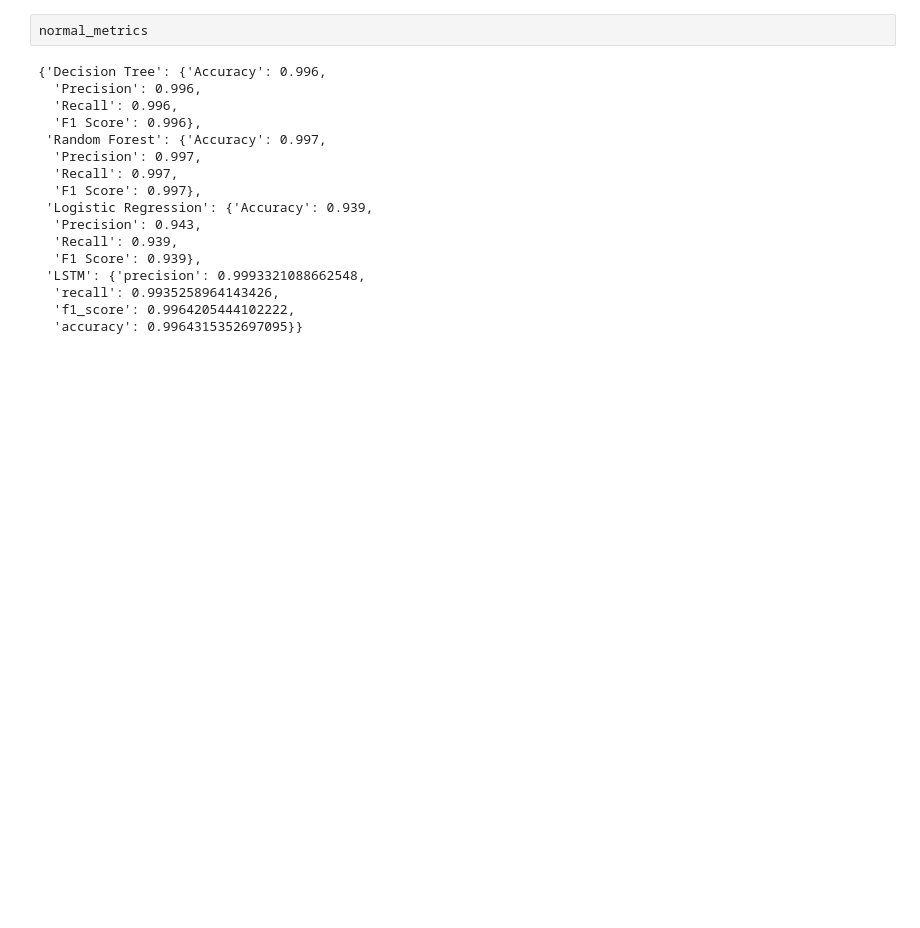
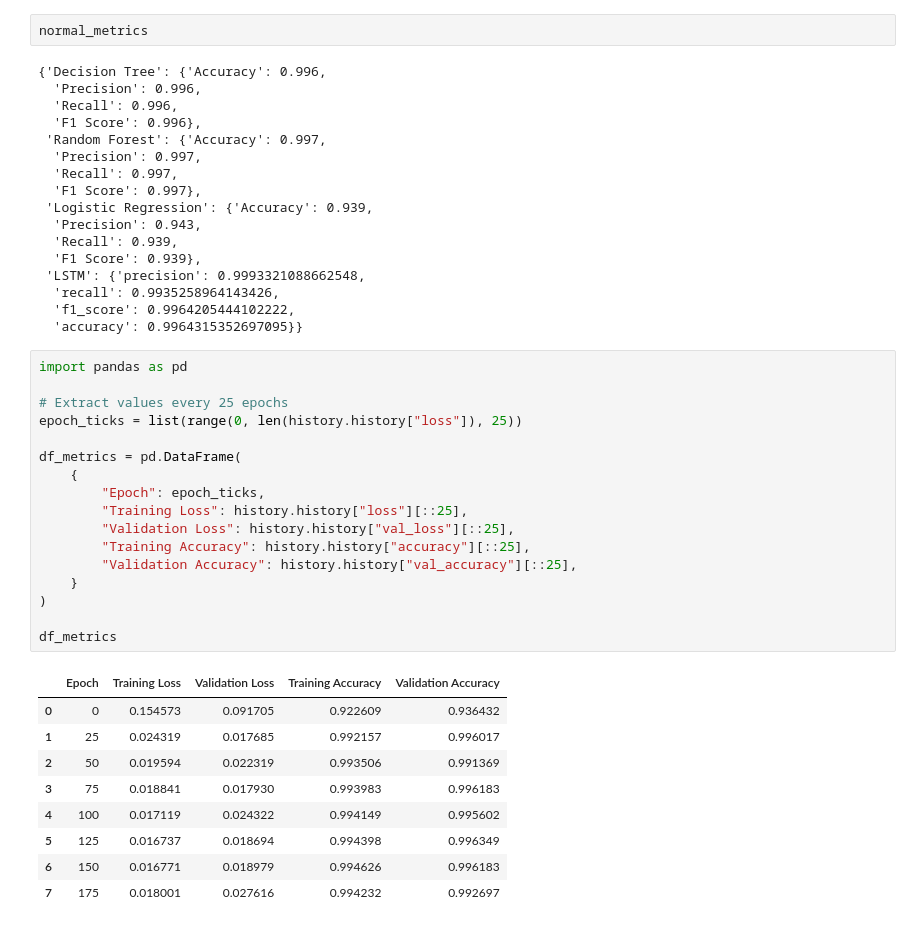
Before and after one commit to Yousinator/C2-ML-Detection-Framework, a Jupyter notebook: notebooks/modeling/dridex.ipynb, the cells around one changed output. Saved outputs shown, nothing was run; the diff lists cells and outputs as text; blank space fills up the shorter version.

```diff
--- a/notebooks/modeling/dridex.ipynb
+++ b/notebooks/modeling/dridex.ipynb
@@ -444,3 +444,30 @@ normal_metrics
   'recall': 0.9935258964143426,
   'f1_score': 0.9964205444102222,
   'accuracy': 0.9964315352697095}}
+# %%
+import pandas as pd
+
+# Extract values every 25 epochs
+epoch_ticks = list(range(0, len(history.history["loss"]), 25))
+
+df_metrics = pd.DataFrame(
+    {
+        "Epoch": epoch_ticks,
+        "Training Loss": history.history["loss"][::25],
+        "Validation Loss": history.history["val_loss"][::25],
+        "Training Accuracy": history.history["accuracy"][::25],
+        "Validation Accuracy": history.history["val_accuracy"][::25],
+    }
+)
+
+df_metrics
+# %% [output]
+|  | Epoch | Training Loss | Validation Loss | Training Accuracy | Validation Accuracy |
+| 0 | 0 | 0.154573 | 0.091705 | 0.922609 | 0.936432 |
+| 1 | 25 | 0.024319 | 0.017685 | 0.992157 | 0.996017 |
+| 2 | 50 | 0.019594 | 0.022319 | 0.993506 | 0.991369 |
+| 3 | 75 | 0.018841 | 0.017930 | 0.993983 | 0.996183 |
+| 4 | 100 | 0.017119 | 0.024322 | 0.994149 | 0.995602 |
+| 5 | 125 | 0.016737 | 0.018694 | 0.994398 | 0.996349 |
+| 6 | 150 | 0.016771 | 0.018979 | 0.994626 | 0.996183 |
+| 7 | 175 | 0.018001 | 0.027616 | 0.994232 | 0.992697 |
```
